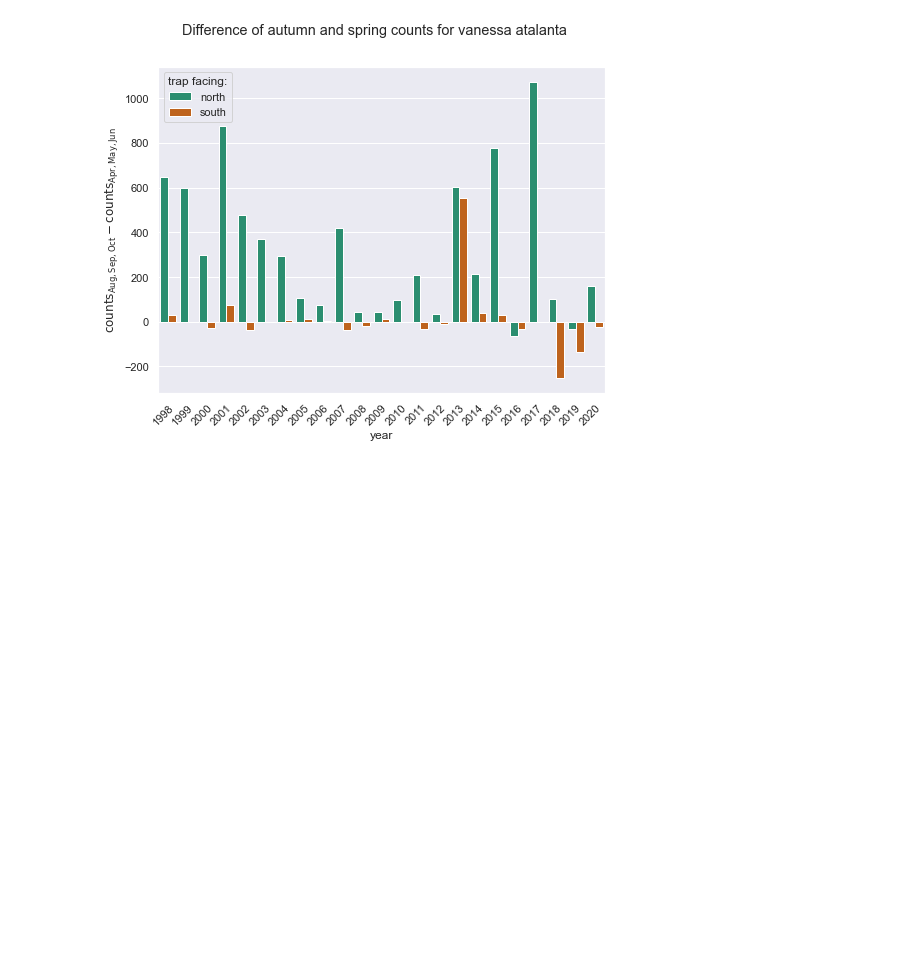
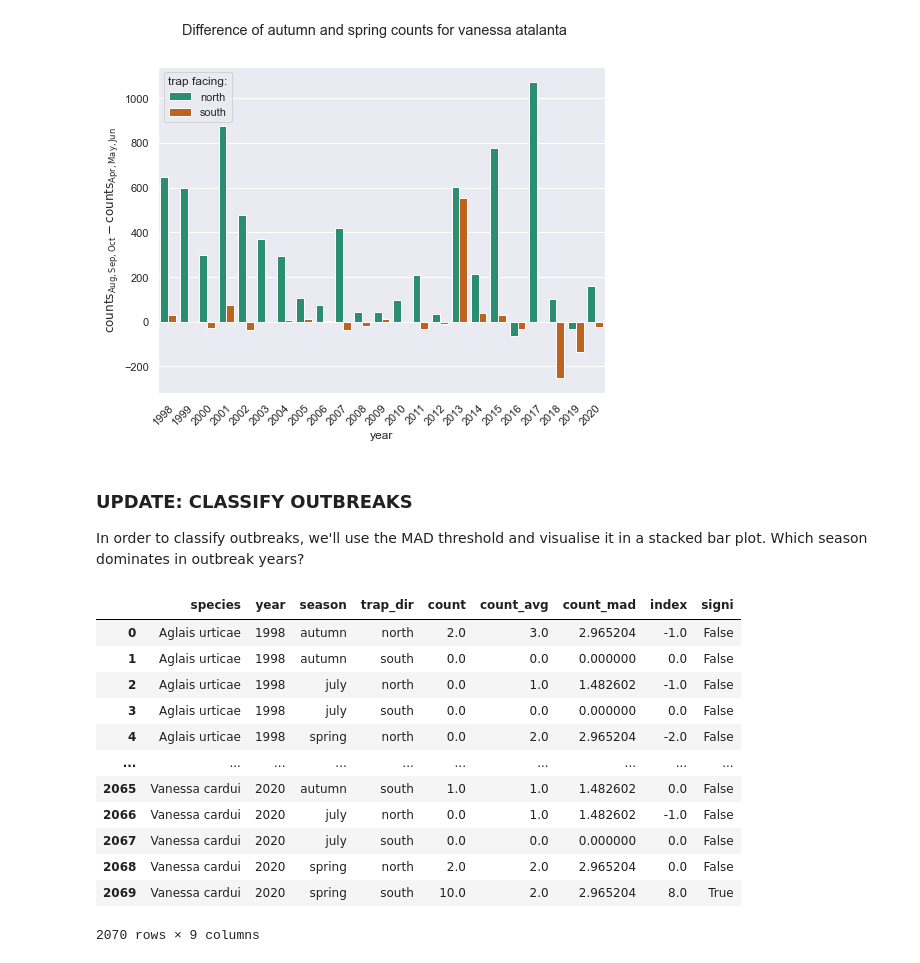
Before and after one commit to gtlab-barcelona/robert, a Jupyter notebook: anomalies/code/7-vatalanta-outbreaks.ipynb, the cells around one changed output. Cells and saved outputs as stored; diff of their text form; code cells hidden in the pictures; blank space fills up the shorter version.

```diff
--- a/anomalies/code/7-vatalanta-outbreaks.ipynb
+++ b/anomalies/code/7-vatalanta-outbreaks.ipynb
@@ -686,3 +687,23 @@ fig.savefig(f'../figs/kaliningrad/vatalanta/diff_seasonal_count_by_trap-dir.png'
             dpi=600, bbox_inches='tight')
 # %% [output]
 [figure]
+# %% [markdown]
+### UPDATE: CLASSIFY OUTBREAKS
+
+In order to classify outbreaks, we'll use the MAD threshold and visualise it in a stacked bar plot. Which season dominates in outbreak years?
+# %%
+count_outbreak_index_season
+# %% [output]
+|  | species | year | season | trap_dir | count | count_avg | count_mad | index | signi |
+| 0 | Aglais urticae | 1998 | autumn | north | 2.0 | 3.0 | 2.965204 | -1.0 | False |
+| 1 | Aglais urticae | 1998 | autumn | south | 0.0 | 0.0 | 0.000000 | 0.0 | False |
+| 2 | Aglais urticae | 1998 | july | north | 0.0 | 1.0 | 1.482602 | -1.0 | False |
+| 3 | Aglais urticae | 1998 | july | south | 0.0 | 0.0 | 0.000000 | 0.0 | False |
+| 4 | Aglais urticae | 1998 | spring | north | 0.0 | 2.0 | 2.965204 | -2.0 | False |
+| ... | ... | ... | ... | ... | ... | ... | ... | ... | ... |
+| 2065 | Vanessa cardui | 2020 | autumn | south | 1.0 | 1.0 | 1.482602 | 0.0 | False |
+| 2066 | Vanessa cardui | 2020 | july | north | 0.0 | 1.0 | 1.482602 | -1.0 | False |
+| 2067 | Vanessa cardui | 2020 | july | south | 0.0 | 0.0 | 0.000000 | 0.0 | False |
+| 2068 | Vanessa cardui | 2020 | spring | north | 2.0 | 2.0 | 2.965204 | 0.0 | False |
+| 2069 | Vanessa cardui | 2020 | spring | south | 10.0 | 2.0 | 2.965204 | 8.0 | True |
+2070 rows × 9 columns
```
Also changed, not shown: parts of 1 cell of this notebook, 8 other files.
